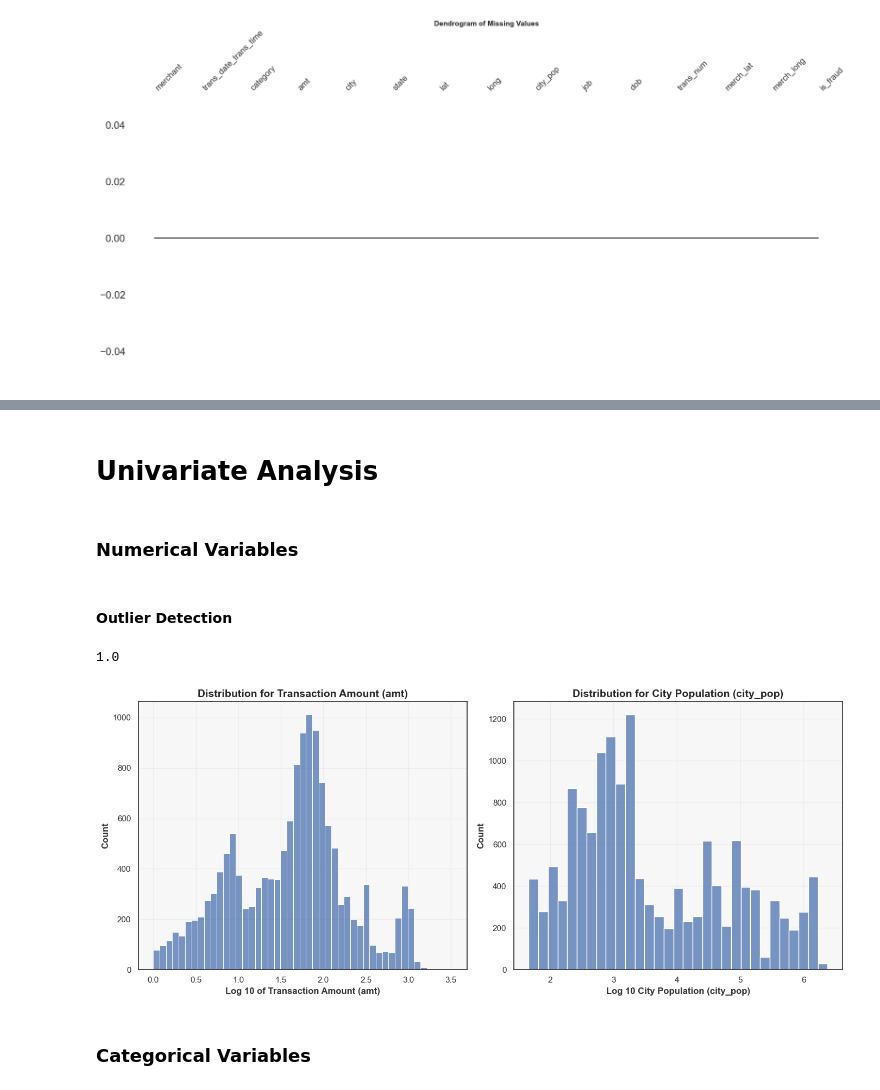
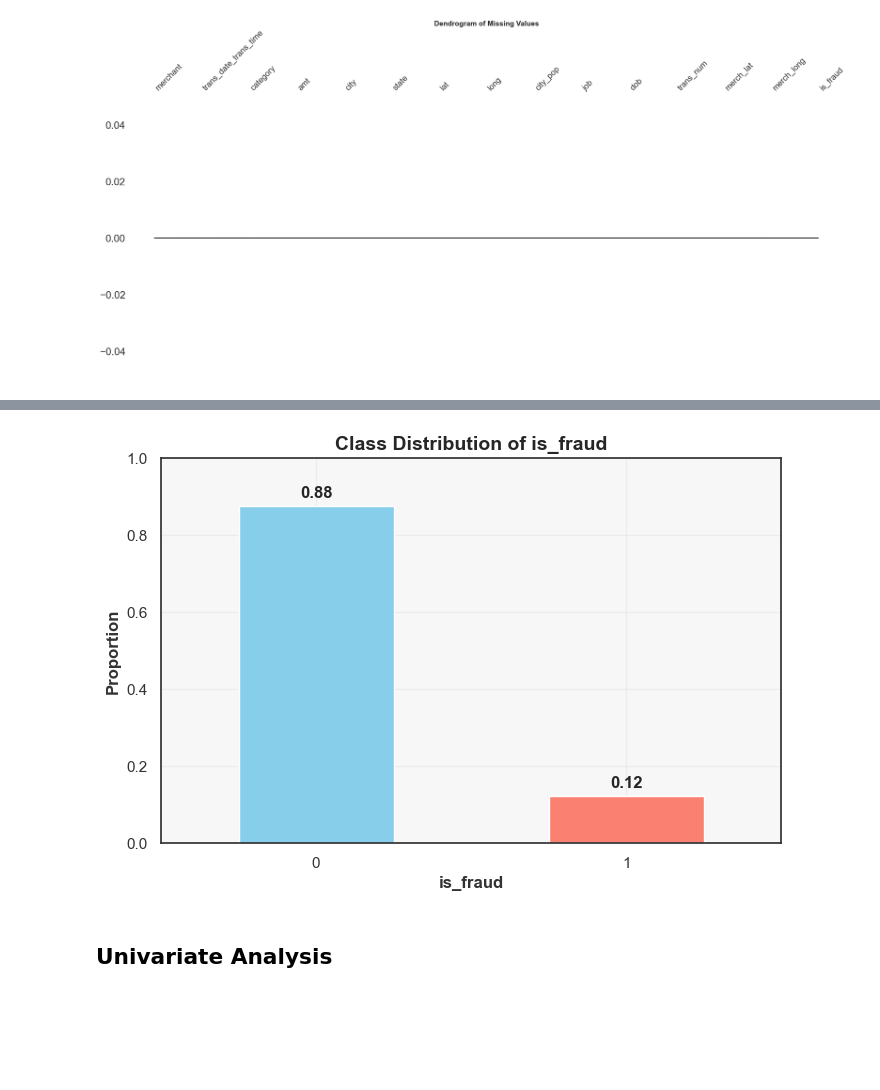
Before and after one commit to evanhfw/Gelar-Rasa-2024, a Jupyter notebook: EDA Notebook.ipynb, the cells around one changed output, grey strips where cells are left out. Drawn from its saved outputs; the diff is of its cells as text; code cells hidden in the pictures; blank space fills up the shorter version.

```diff
--- a/EDA Notebook.ipynb
+++ b/EDA Notebook.ipynb
@@ -147,32 +209,23 @@ plt.show()
+# %%
+# Menghitung proporsi setiap kelas pada kolom 'is_fraud' untuk mengetahui distribusi data fraud dan non-fraud
+class_counts = data['is_fraud'].value_counts(normalize=True)
+
+# Membuat plot bar untuk menampilkan distribusi kelas 'is_fraud'
+plt.figure(figsize=(8, 5))  # Mengatur ukuran figure
+class_counts.plot(kind='bar', color=['skyblue', 'salmon'])  # Membuat plot dengan warna berbeda untuk setiap kelas
+plt.title('Class Distribution of is_fraud')  # Menambahkan judul pada plot
+plt.xlabel('is_fraud')  # Menambahkan label pada sumbu x
+plt.ylabel('Proportion')  # Menambahkan label pada sumbu y
+plt.xticks(rotation=0)  # Mengatur rotasi label pada sumbu x agar mudah dibaca
+plt.ylim(0, 1)  # Mengatur batas atas sumbu y untuk proporsi (0 hingga 1)
+
+# Menambahkan label nilai proporsi di atas setiap batang pada plot
+for index, value in enumerate(class_counts):
+    plt.text(index, value + 0.02, f"{value:.2f}", ha='center', fontsize=12, weight='bold')
+
+# Menampilkan plot
+plt.show()
+# %% [output]
+[figure, added]
 # %% [markdown]
-# Univariate Analysis
+## Univariate Analysis
-# %% [markdown]
-### Numerical Variables
-# %% [markdown]
-#### Outlier Detection
-# %%
-np.log10(10)
-# %% [output]
-1.0
-# %%
-# Set up the figure for visualizing outliers in 'amt' and 'city_pop'
-plt.figure(figsize=(14, 6))
-
-# Plot for 'amt' outliers
-plt.subplot(1, 2, 1)
-sns.histplot(np.log10(data['amt']))
-plt.title('Distribution for Transaction Amount (amt)')
-plt.xlabel('Log 10 of Transaction Amount (amt)')
-
-# Plot for 'city_pop' outliers
-plt.subplot(1, 2, 2)
-sns.histplot(np.log10(data['city_pop']))
-plt.title('Distribution for City Population (city_pop)')
-plt.xlabel('Log 10 City Population (city_pop)')
-
-plt.tight_layout()
-plt.show()
-# %% [output]
-[figure, removed]
-# %% [markdown]
-### Categorical Variables
```
Also changed, not shown: parts of 36 cells of this notebook, 18 other files.
